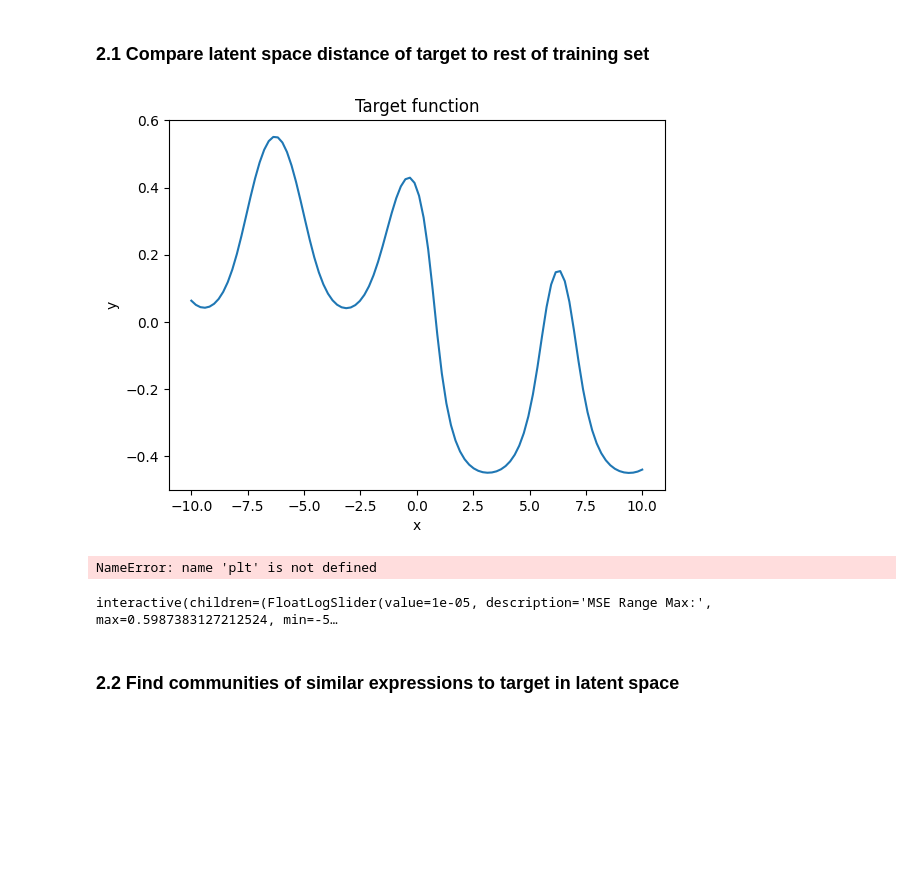
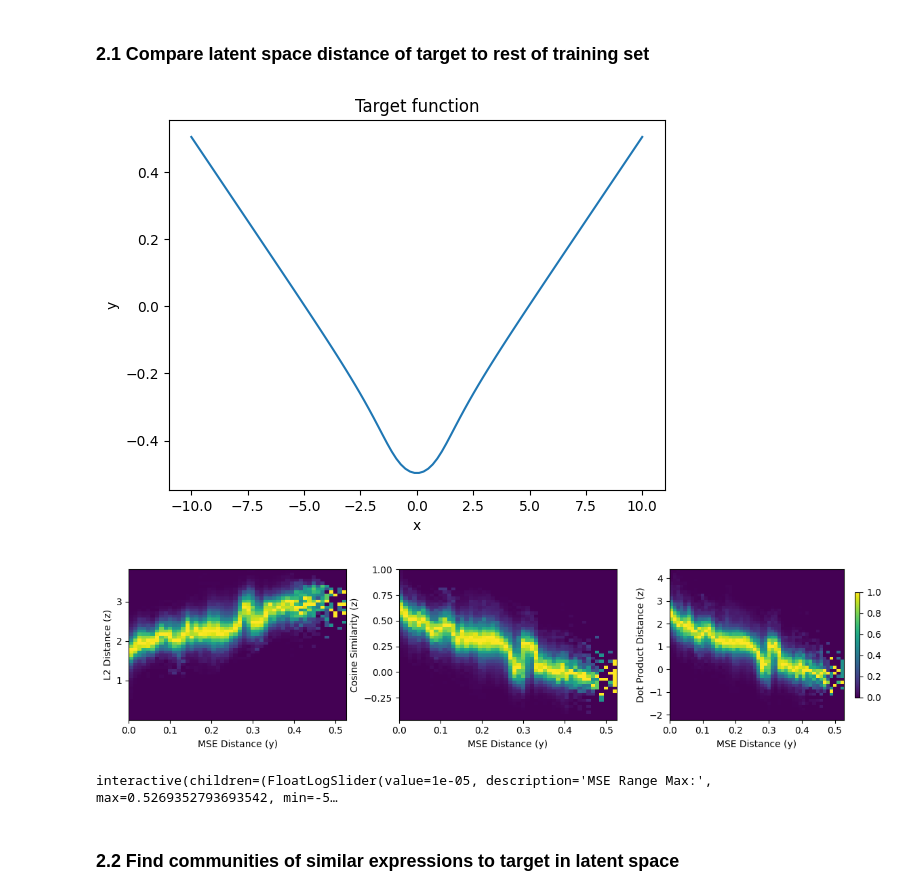
Before and after one commit to LuisCarretero/similar-expressions, a Jupyter notebook: src/dev/sampling_analysis.ipynb, the cells around one changed output. Saved outputs shown, nothing was run; the diff lists cells and outputs as text; code cells hidden in the pictures; blank space fills up the shorter version.

```diff
--- a/src/dev/sampling_analysis.ipynb
+++ b/src/dev/sampling_analysis.ipynb
@@ -229,7 +229,7 @@ DataLoader Summary
 # %% [markdown]
 ### 2.1 Compare latent space distance of target to rest of training set
 # %%
-target_idx = 2
+target_idx = 0
 values_target = data_from_loader(train_loader, 'values', idx=target_idx)
 z_target = model.encoder(data_from_loader(train_loader, 'x', idx=target_idx))[0]
 
@@ -239,7 +239,7 @@ plt.xlabel('x')
 plt.ylabel('y')
 plt.show()
 # %% [output]
-[figure, old version]
+[figure, new version]
 # %%
 # Calculating z and y distances for all samples in training set
 
@@ -263,34 +263,34 @@ y_dist = torch.mean((values - values_target)**2, dim=1)  # MSE
 # %%
 fig, (ax1, ax2, ax3) = plt.subplots(1, 3, figsize=(12, 3))
 
 # L2 Distance
 h1, xedges, yedges, im1 = ax1.hist2d(y_dist.numpy(), z_dist[:, 0].numpy(), bins=50, cmap='viridis')
 h1 = h1 / h1.max(axis=1, keepdims=True)  # Normalize each column
 im1.set_array(h1.T)
 im1.set_clim(0, h1.max())  # Set colormap range from 0 to 1
-ax1.set_xlabel('MSE Distance')
-ax1.set_ylabel('L2 Distance')
+ax1.set_xlabel('MSE Distance (y)')
+ax1.set_ylabel('L2 Distance (z)')
 
 # Cosine Similarity
 h2, xedges, yedges, im2 = ax2.hist2d(y_dist.numpy(), z_dist[:, 1].numpy(), bins=50, cmap='viridis')
 h2 = h2 / h2.max(axis=1, keepdims=True)  # Normalize each column
 im2.set_array(h2.T)
 im2.set_clim(0, h2.max())  # Set colormap range from 0 to 1
-ax2.set_xlabel('MSE Distance')
-ax2.set_ylabel('Cosine Similarity')
+ax2.set_xlabel('MSE Distance (y)')
+ax2.set_ylabel('Cosine Similarity (z)')
 
 # Dot Product
 h3, xedges, yedges, im3 = ax3.hist2d(y_dist.numpy(), z_dist[:, 2].numpy(), bins=50, cmap='viridis')
 h3 = h3 / h3.max(axis=1, keepdims=True)  # Normalize each column
 im3.set_array(h3.T)
 im3.set_clim(0, h3.max())  # Set colormap range from 0 to 1
 plt.colorbar(im3, ax=ax3, shrink=0.7)
-ax3.set_xlabel('MSE Distance')
-ax3.set_ylabel('Dot Product Distance')
+ax3.set_xlabel('MSE Distance (y)')
+ax3.set_ylabel('Dot Product Distance (z)')
 
 plt.tight_layout()
 # %% [output]
-NameError: name 'plt' is not defined
+[figure, added]
 # %%
 # Create plot that shows the sample eps used and the threshold used for y-dist
 
@@ -338,7 +338,7 @@ interactive_plot = interactive(
 )
 display(interactive_plot)
 # %% [output]
-interactive(children=(FloatLogSlider(value=1e-05, description='MSE Range Max:', max=0.5987383127212524, min=-5…
+interactive(children=(FloatLogSlider(value=1e-05, description='MSE Range Max:', max=0.5269352793693542, min=-5…
 # %% [markdown]
 ### 2.2 Find communities of similar expressions to target in latent space
 # %%
```
Also changed, not shown: parts of 2 cells of this notebook, 8 other files.
